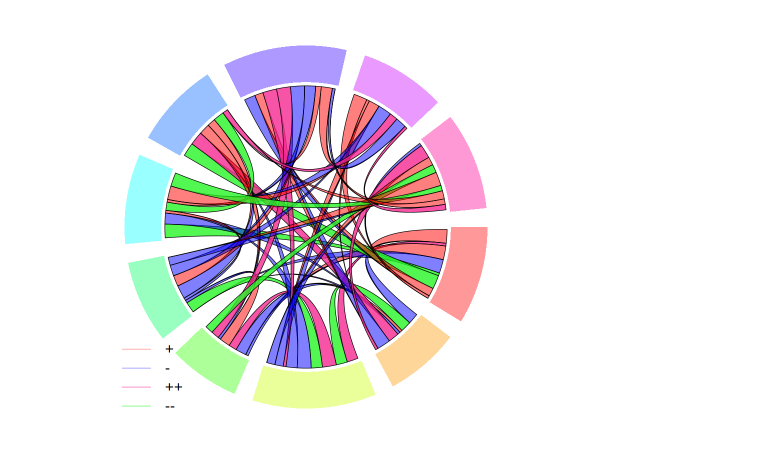
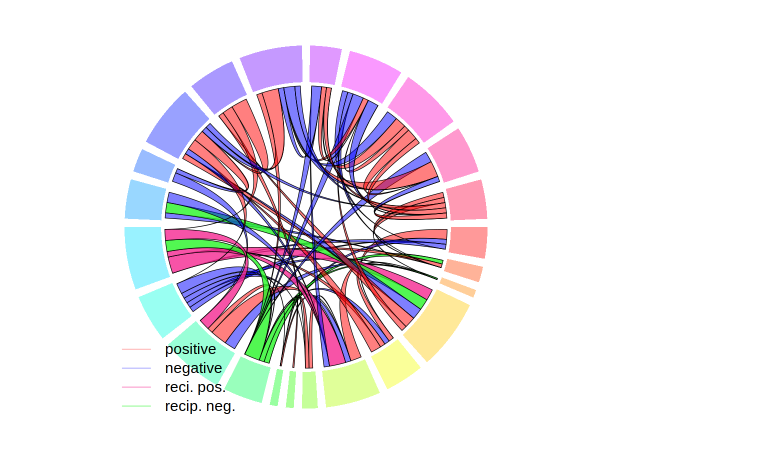
Before and after one commit to GBuenvar/Articx, a Jupyter notebook: WDSN_plot.ipynb, the cells around one changed output. Saved outputs shown, nothing was run; the diff lists cells and outputs as text; code cells hidden in the pictures.

Commit message:
add real matrix and decoder

```diff
--- a/WDSN_plot.ipynb
+++ b/WDSN_plot.ipynb
@@ -21,6 +29,11 @@ mat = matrix(c(0,1,2, 2,0,-1, -1,1,0), nrow = 3, ncol = 3, byrow = TRUE)
 # create a random matrix of size 10x10 that contains integers between -5 and 5 and 0 on the diagonal
 mat = matrix(sample(c(-5:5,0), 100, replace = TRUE), nrow = 10, ncol = 10)
 diag(mat) = 0
+
+# read the matrix from a file
+mat = read.table("matrix_decoded.csv", sep=";")
+mat = as.matrix(mat
+                )
 
 # create a vector of integers from 1 to the number of rows of the matrix
 items = 1:nrow(mat)
@@ -77,32 +90,32 @@ for (i in 1:nrow(mat)){
         j0 = data_start_end$start[j] # start of the arc at the target
         width_ij = abs(mat[i,j])
         width_ji = abs(mat[j,i])
 
 
         # color is red for positive values, blue for negative values, black for 0
         col_ij = ifelse(mat[i,j] > 0, red, ifelse(mat[i,j] < 0, blue, "black"))
         col_ji = ifelse(mat[j,i] > 0, red, ifelse(mat[j,i] < 0, blue, "black"))
 
         if (col_ij == col_ji & col_ij == red) {
             col_ij = col_ji = pink
             circos.link(i, c(i0, i0+width_ij), j, c(j0, j0+width_ji), col = col_ij, lwd = 1, lty = 1, border="black" )
         } else if (col_ij == col_ji & col_ij == blue) {
             col_ij = col_ji = green
             circos.link(i, c(i0, i0+width_ij), j, c(j0, j0+width_ji), col = col_ij, lwd = 1, lty = 1, border="black" )
         } else {
             # draw the arc if the value is not 0
             if (width_ij > 0) circos.link(i, c(i0, i0+width_ij), j, c(j0+width_ji, j0+width_ji), col = col_ij, lwd = 1, lty = 1, border="black" )
             if (width_ji > 0) circos.link(i, c(i0+width_ij, i0+width_ij), j, c(j0, j0+width_ji), col = col_ji, lwd = 1, lty = 1, border="black" )
         }
 
         # update the start of the arc at the target
         data_start_end$start[j] = j0 + width_ji
         i0 = i0 + width_ij
     }
     data_start_end$start[i] = i0
 }
 
-legend("bottomleft", legend = c("+", "-", "++", "--"), col = c(red, blue, pink, green), lty = 1, lwd = 1, bty = "n", cex = 1.5)
+legend("bottomleft", legend = c("positive", "negative", "reci. pos.", "recip. neg."), col = c(red, blue, pink, green), lty = 1, lwd = 1, bty = "n", cex = 1.5)
 circos.clear()
 # %% [output]
-[figure, old version]
+[figure, new version]
```
Also changed, not shown: parts of 2 cells of this notebook, 7 other files.
